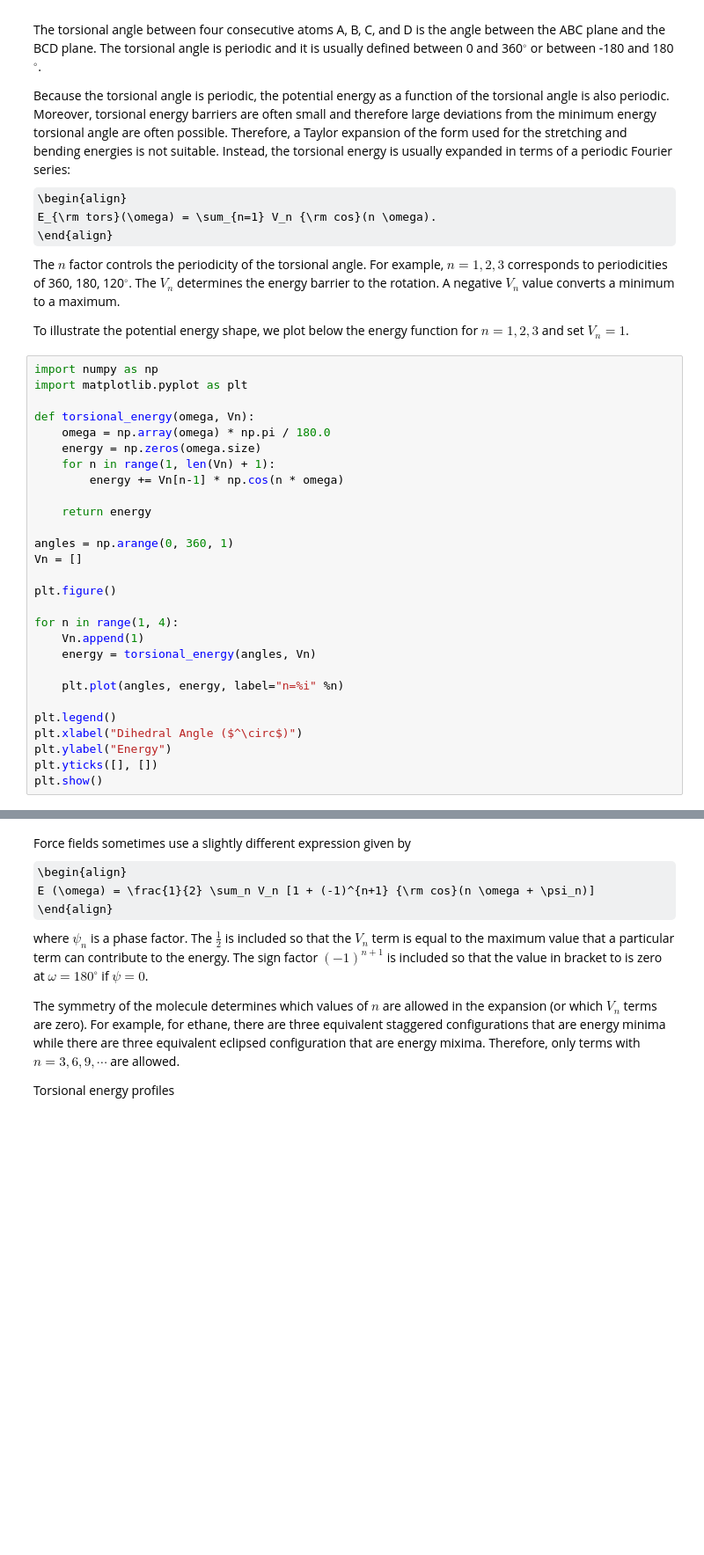
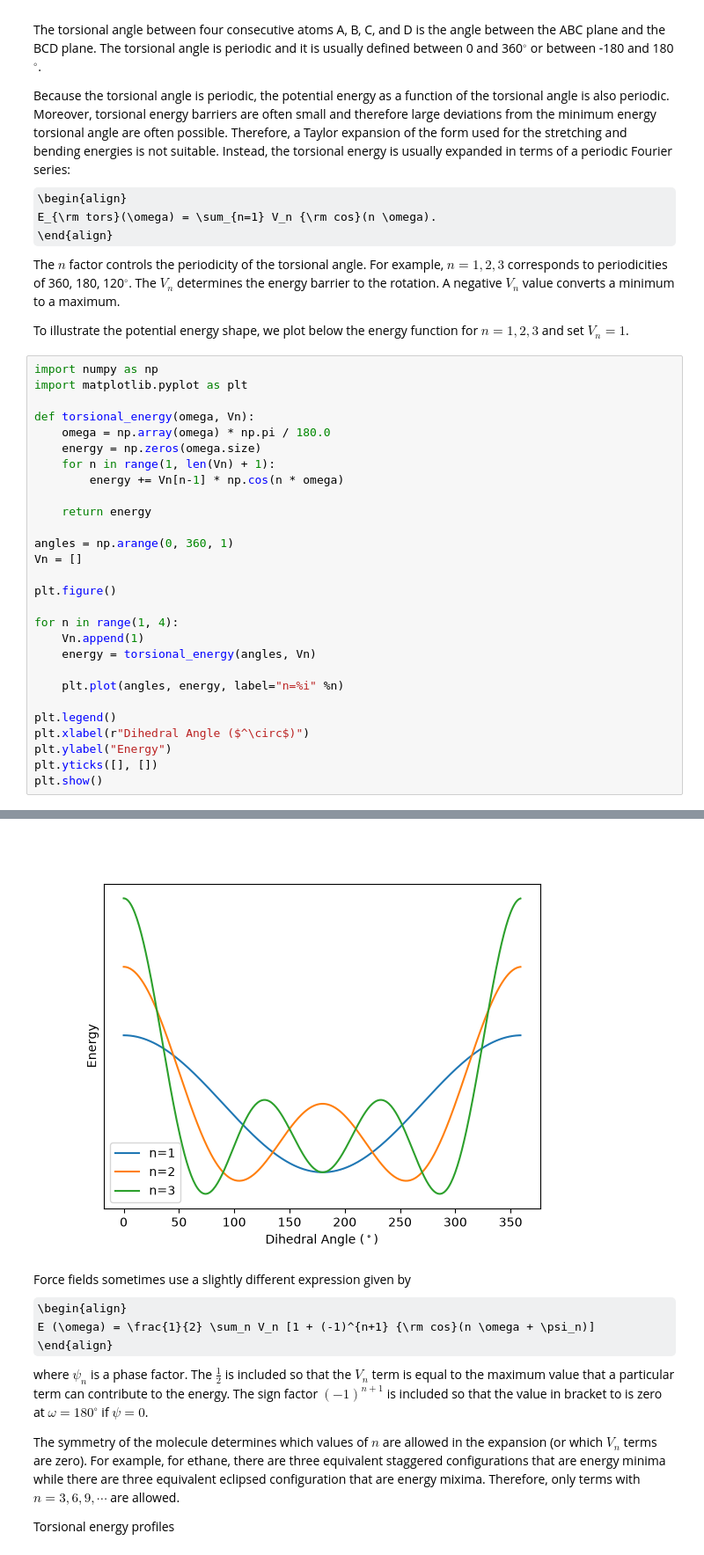
Before and after one commit to alenaizan/CHEM_313, a Jupyter notebook: 10_molecular_mechanics/molecular_mechanics.ipynb, the cells around one changed output, grey strips where cells are left out. Shown at 88% size. Cells and saved outputs as stored; diff of their text form; some formulas as TeX source; blank space fills up the shorter version.

```diff
--- a/10_molecular_mechanics/molecular_mechanics.ipynb
+++ b/10_molecular_mechanics/molecular_mechanics.ipynb
@@ -125,7 +125,7 @@ for n in range(1, 4):
     plt.plot(angles, energy, label="n=%i" %n)
 
 plt.legend()
-plt.xlabel("Dihedral Angle ($^\circ$)")
+plt.xlabel(r"Dihedral Angle ($^\circ$)")
 plt.ylabel("Energy")
 plt.yticks([], [])
 plt.show()
@@ -135,3 +133,4 @@ plt.show()
+[figure, added]
 # %% [markdown]
 Force fields sometimes use a slightly different expression given by
 \begin{align}
```
Also changed, not shown: parts of 9 cells of this notebook, 11 other files.
